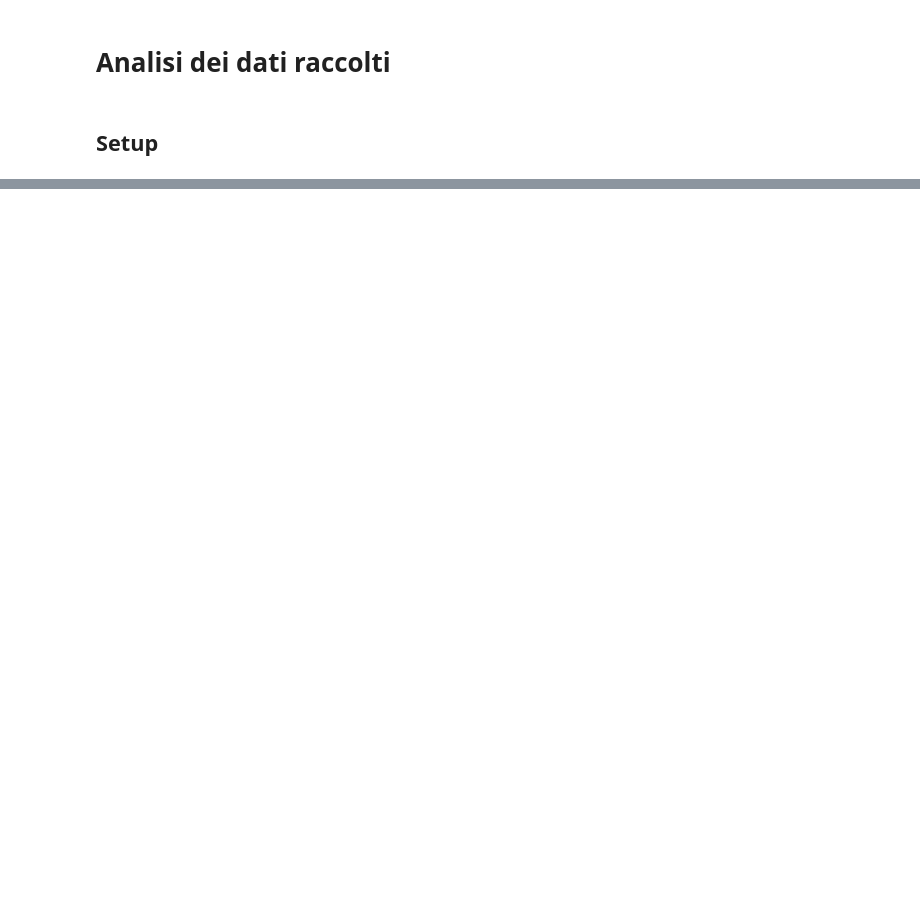
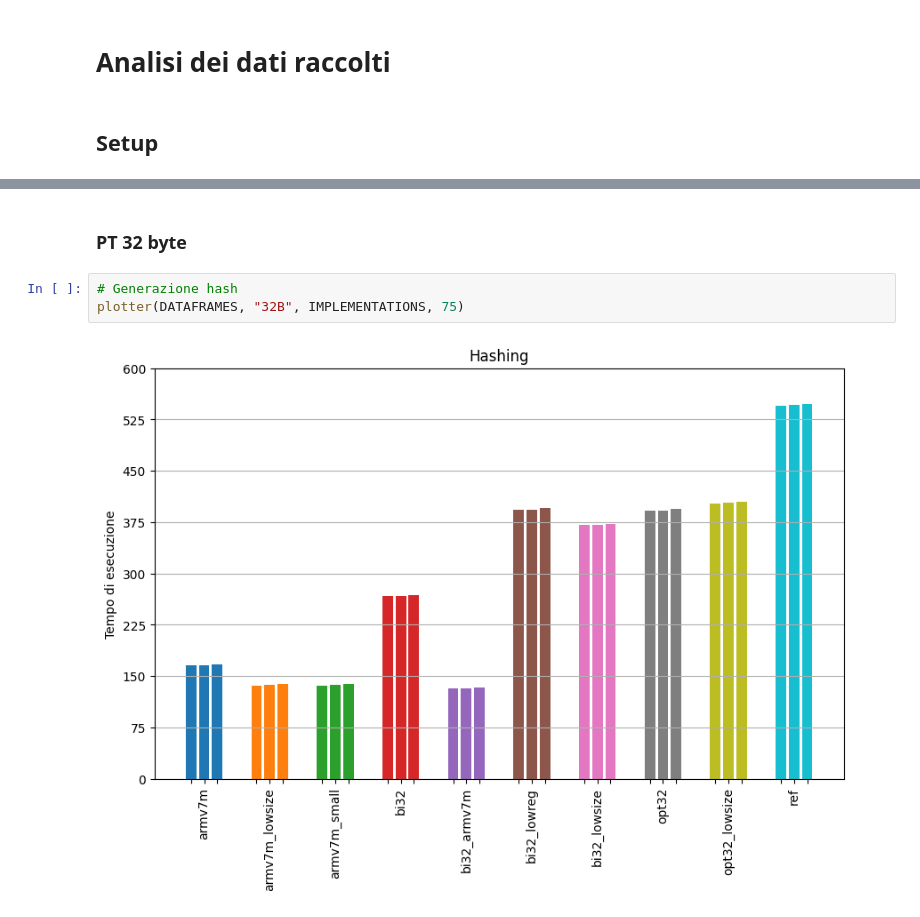
Before and after one commit to MattiaOldani/Tirocinio-ASCON, a Jupyter notebook: arduino/crypto_hash/notebook/asconhashv12.ipynb, the cells around one changed output, grey strips where cells are left out. Drawn from its saved outputs; the diff is of its cells as text; blank space fills up the shorter version.

```diff
--- a/arduino/crypto_hash/notebook/asconhashv12.ipynb
+++ b/arduino/crypto_hash/notebook/asconhashv12.ipynb
@@ -844,0 +88,7 @@ Varianza: 0.11348848848848848
+# %% [markdown]
+### PT 32 byte
+# %%
+# Generazione hash
+plotter(DATAFRAMES, "32B", IMPLEMENTATIONS, 75)
+# %% [output]
+[figure, added]
```
Also changed, not shown: parts of 132 cells of this notebook.
